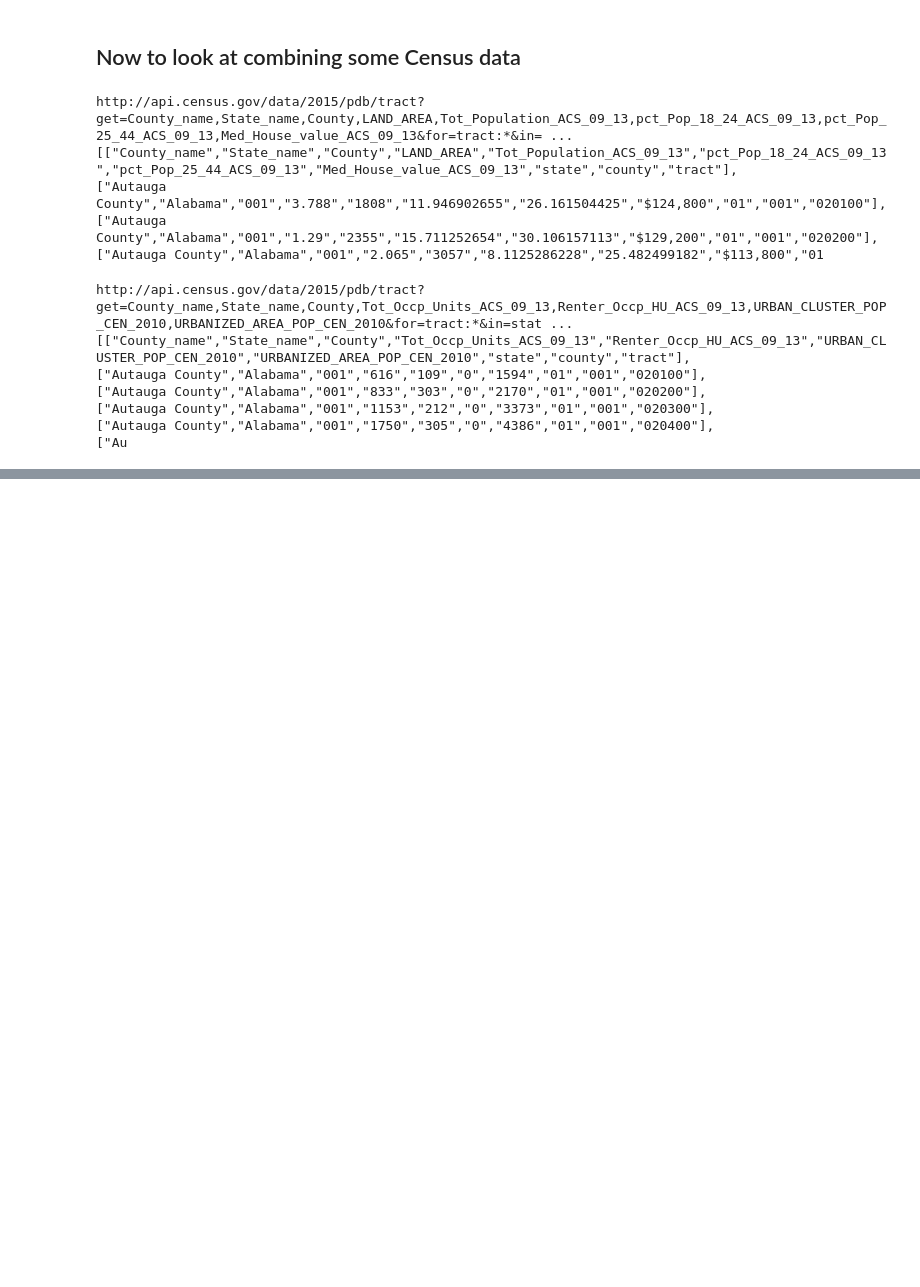
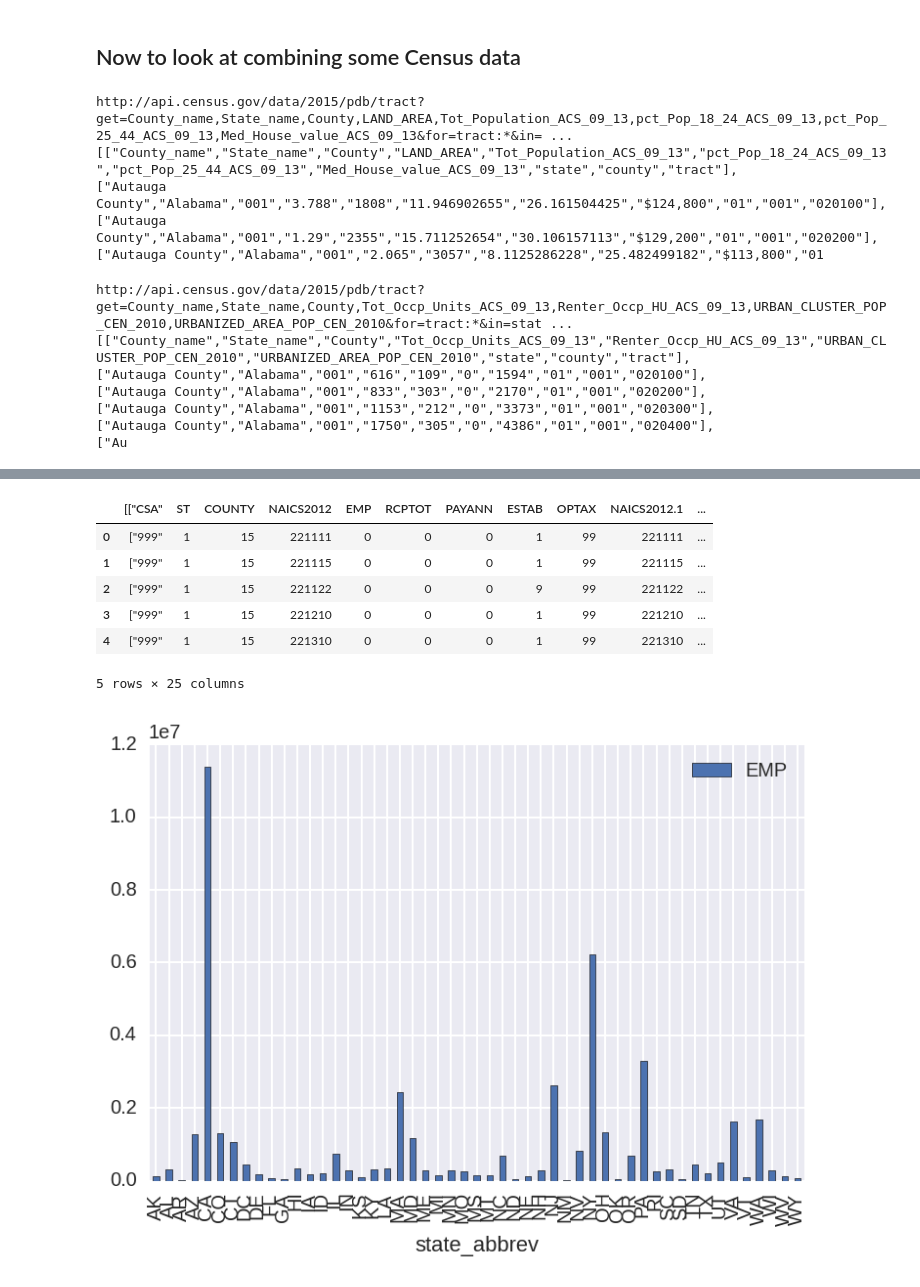
Before and after one commit to SethPaul/broadband-project, a Jupyter notebook: prelim_bb.ipynb, the cells around one changed output, grey strips where cells are left out. Saved outputs shown, nothing was run; the diff lists cells and outputs as text; code cells hidden in the pictures; blank space fills up the shorter version.

```diff
--- a/prelim_bb.ipynb
+++ b/prelim_bb.ipynb
@@ -374,0 +452,3 @@ http://api.census.gov/data/2015/pdb/tract?get=County_name,State_name,County,Tot_
+# %%
+industryDF['NAICS_2digit']=industryDF['NAICS2012'].apply(pullfirst2chars)
+industryDF['NAICS_2digit'].head()
@@ -374,0 +462,3 @@ http://api.census.gov/data/2015/pdb/tract?get=County_name,State_name,County,Tot_
+# %%
+industryDF=pd.merge(industryDF, industry_codes, on='NAICS2012' )
+industryDF.shape
@@ -374,0 +467,3 @@ http://api.census.gov/data/2015/pdb/tract?get=County_name,State_name,County,Tot_
+# %%
+industryDF=pd.merge(industryDF,industry_codes_2digit, on='NAICS_2digit')
+industryDF.tail()
@@ -374,0 +509,4 @@ http://api.census.gov/data/2015/pdb/tract?get=County_name,State_name,County,Tot_
+# %%
+industryDF['st_county_id']= industryDF['ST']*1000+industryDF['COUNTY']
+industryDF=pd.merge(industryDF, county_fips, on='st_county_id' )
+by_ST=industryDF[['state_abbrev', 'EMP']].groupby('state_abbrev')
@@ -374,0 +523,17 @@ http://api.census.gov/data/2015/pdb/tract?get=County_name,State_name,County,Tot_
+# %%
+workforce_by_state=by_ST.sum()
+p1=workforce_by_state.plot(kind='bar')
+workforce_by_state=workforce_by_state.reset_index()
+workforce_by_state.columns=['state_abbrev', 'ST_tot_emp']
+workforce_by_state.head()
+industryDF=pd.merge(industryDF, workforce_by_state, on='state_abbrev' )
+industryDF.head()
+# %% [output]
+|  | [["CSA" | ST | COUNTY | NAICS2012 | EMP | RCPTOT | PAYANN | ESTAB | OPTAX | NAICS2012.1 | ... |
+| 0 | ["999" | 1 | 15 | 221111 | 0 | 0 | 0 | 1 | 99 | 221111 | ... |
+| 1 | ["999" | 1 | 15 | 221115 | 0 | 0 | 0 | 1 | 99 | 221115 | ... |
+| 2 | ["999" | 1 | 15 | 221122 | 0 | 0 | 0 | 9 | 99 | 221122 | ... |
+| 3 | ["999" | 1 | 15 | 221210 | 0 | 0 | 0 | 1 | 99 | 221210 | ... |
+| 4 | ["999" | 1 | 15 | 221310 | 0 | 0 | 0 | 1 | 99 | 221310 | ... |
+5 rows × 25 columns
+[figure, added]
```
Also changed, not shown: parts of 30 cells of this notebook, 1 other file.
